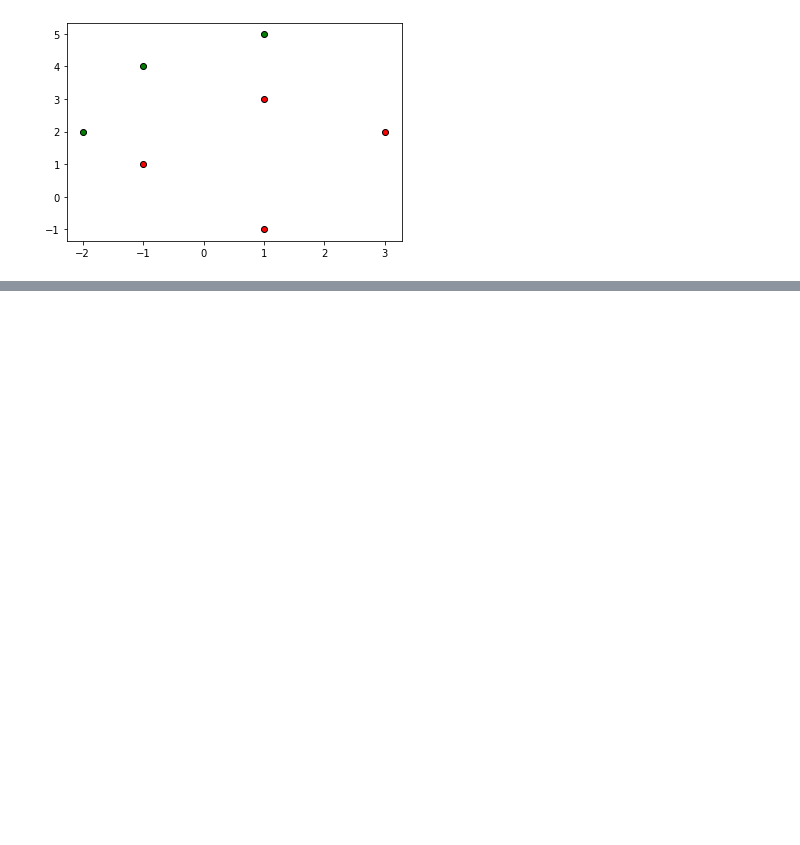
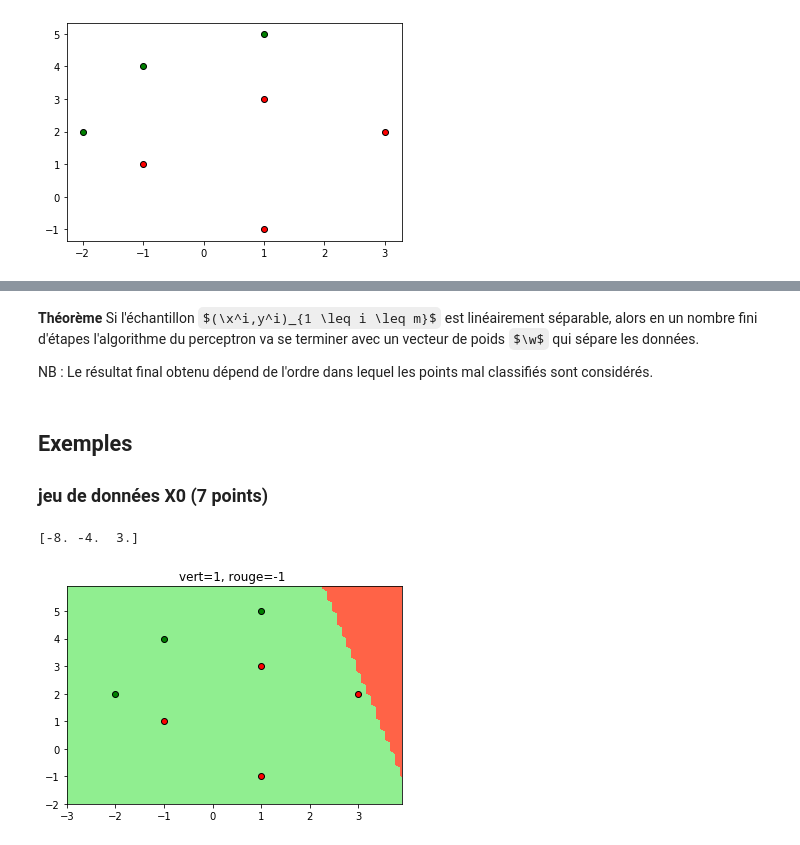
Before and after one commit to DrAlgo/apprentissage_m2_amis, a Jupyter notebook: jupyter/6_perceptron.ipynb, the cells around one changed output, grey strips where cells are left out. Drawn from its saved outputs; the diff is of its cells as text; code cells hidden in the pictures; some formulas as TeX source; blank space fills up the shorter version.

```diff
--- a/jupyter/6_perceptron.ipynb
+++ b/jupyter/6_perceptron.ipynb
@@ -326,0 +180,7 @@ On mesure le taux d'erreur du perceptron
+# %% [markdown]
+  **Théorème** Si l'échantillon $(\x^i,y^i)_{1 \leq i \leq m}$ est linéairement séparable,
+    alors en un nombre fini d'étapes l'algorithme du perceptron va se terminer avec un vecteur de poids $\w$
+    qui sépare les données.
+
+  NB : Le résultat final obtenu dépend de l'ordre dans lequel les points mal
+  classifiés   sont considérés.
@@ -326,0 +235,55 @@ On mesure le taux d'erreur du perceptron
+# %% [markdown]
+## Exemples
+### jeu de données X0 (7 points)
+# %%
+p = Perceptron()
+p.entrainement(X0,Y0)
+#affichage du vecteur obtenu
+print(p.w)
+# %% [output]
+[-8. -4.  3.]
+# %%
+def visualisation_zones(perc,X,Y,label= "", transformation = None):
+    """pour un perceptron perc ayant été entraîné,
+    représente les points de l'échantillon (X,Y) et les
+    zones de décision suivant la valeur actuelle de perc.w """
+
+    #on récupère les coordoonées minimales et maximales présentes
+    #dans X sur les axes x1 et x2
+    x1_min, x1_max = X[:, 0].min() - 1, X[:, 0].max() + 1
+    x2_min, x2_max = X[:, 1].min() - 1, X[:, 1].max() + 1
+
+    #on crée une liste de points qui maillent tout le rectangle
+    #defini par les valeurs min et max obtenues
+    resolution = 0.1
+    abscisses = np.arange(x1_min, x1_max, resolution)
+    ordonnees = np.arange(x2_min, x2_max, resolution)
+    abs_grille, ord_grille = np.meshgrid(abscisses,ordonnees)
+    points = np.array([abs_grille.ravel(), ord_grille.ravel()]).T
+    if transformation:
+        points = transformation(points)
+    #valeurs de classification associées à chaque point
+    val_points = np.array([perc.prediction(p) for p in points])
+
+    #on place les points X de X dans le graphique
+    plt.xlim(abs_grille.min(), abs_grille.max())
+    plt.ylim(ord_grille.min(), ord_grille.max())
+
+    cmap = ListedColormap(['tomato','lightgreen'])
+    plt.contourf(abs_grille,ord_grille, val_points.reshape(abs_grille.shape), \
+                 cmap=cmap, alpha=1)
+
+    plt.scatter(x=X[Y == 1, 0], y=X[Y == 1, 1],
+        alpha=1, c='green',
+        marker='o', edgecolor='black')
+
+    plt.scatter(x=X[Y == -1, 0], y=X[Y == -1, 1],
+        alpha=1, c='red',
+        marker='o', edgecolor='black')
+    plt.title("vert=1, rouge=-1 "+ label)
+
+    plt.show()
+# %%
+visualisation_zones(p,X0,Y0)
+# %% [output]
+[figure, added]
```
Also changed, not shown: parts of 61 cells of this notebook.
